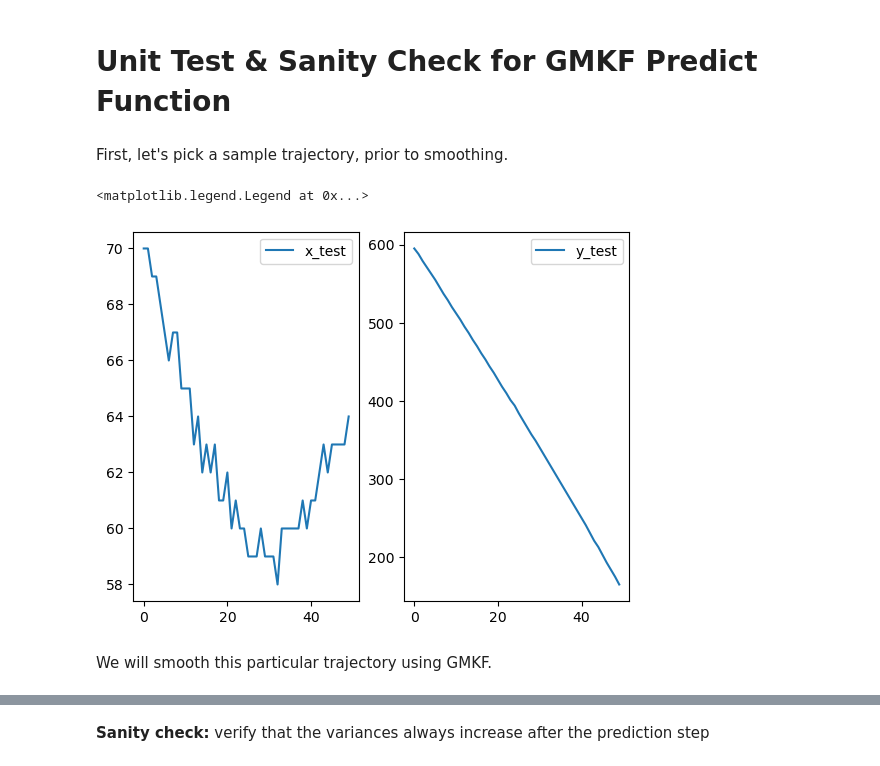
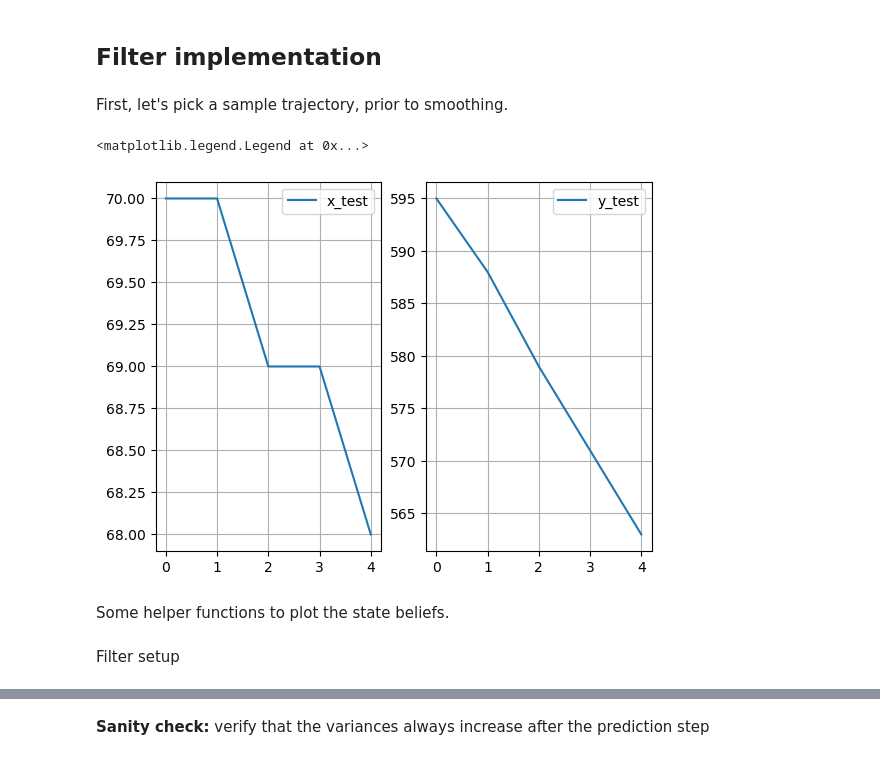
Before and after one commit to thinhhoang95/smoothie, a Jupyter notebook: GMKF_PROTOTYPE.ipynb, the cells around one changed output, grey strips where cells are left out. Saved outputs shown, nothing was run; the diff lists cells and outputs as text; code cells hidden in the pictures.

Commit message:
Finish the filtering part

```diff
--- a/GMKF_PROTOTYPE.ipynb
+++ b/GMKF_PROTOTYPE.ipynb
@@ -2,6 +2,8 @@
 import numpy as np
 from matplotlib import pyplot as plt
 import cv2
+# %% [markdown]
+## Filter implementation
 # %%
 # In this notebook, we implemement the Gaussian Mixture Kalman Filter (GMKF) from Wills et. al. 2017
 
@@ -153,33 +190,34 @@ class GMKF():
 
         # move the time step forward
         self.t += 1
-# %% [markdown]
-# Unit Test & Sanity Check for GMKF Predict Function
 # %% [markdown]
 First, let's pick a sample trajectory, prior to smoothing.
 # %%
+
 x_mean = np.load('x_mean.npy')
 y_mean = np.load('y_mean.npy')
 x_samp = np.load('x_sample_from_video.npy')
 y_samp = np.load('y_sample_from_video.npy')
 v_mean = np.diff(x_mean)
 
 x_test = x_samp[0,:]
 y_test = y_samp[0,:]
 
 plt.subplot(1,2,1)
-plt.plot(x_test)
+plt.plot(x_test[:5])
 # plt.plot(x_mean)
 plt.legend(['x_test', 'x_mean'])
+plt.grid()
 plt.subplot(1,2,2)
-plt.plot(y_test)
+plt.plot(y_test[:5])
 # plt.plot(y_mean)
+plt.grid()
 plt.legend(['y_test', 'y_mean'])
 # %% [output]
 <matplotlib.legend.Legend at 0x...>
-[figure, old version]
+[figure, new version]
-# %% [markdown]
-We will smooth this particular trajectory using GMKF.
+# %% [markdown]
+Some helper functions to plot the state beliefs.
 # %%
 # plot the GMM of the prediction
 from scipy.stats import norm
@@ -200,6 +238,8 @@ def plot_gmm(mu, P, w):
 
 def get_params(alpha_left, mu_left, std_left, alpha_center, mu_center, std_center, alpha_right, mu_right, std_right, std_v):
     return (alpha_left, mu_left, std_left, alpha_center, mu_center, std_center, alpha_right, mu_right, std_right, std_v)
+# %% [markdown]
+Filter setup
 # %%
 # Initialize the filter
 # alpha_left, mu_left, std_left, alpha_center, mu_center, std_center, alpha_right, mu_right, std_right, std_y
```
Also changed, not shown: parts of 16 cells of this notebook, 1 other file.
